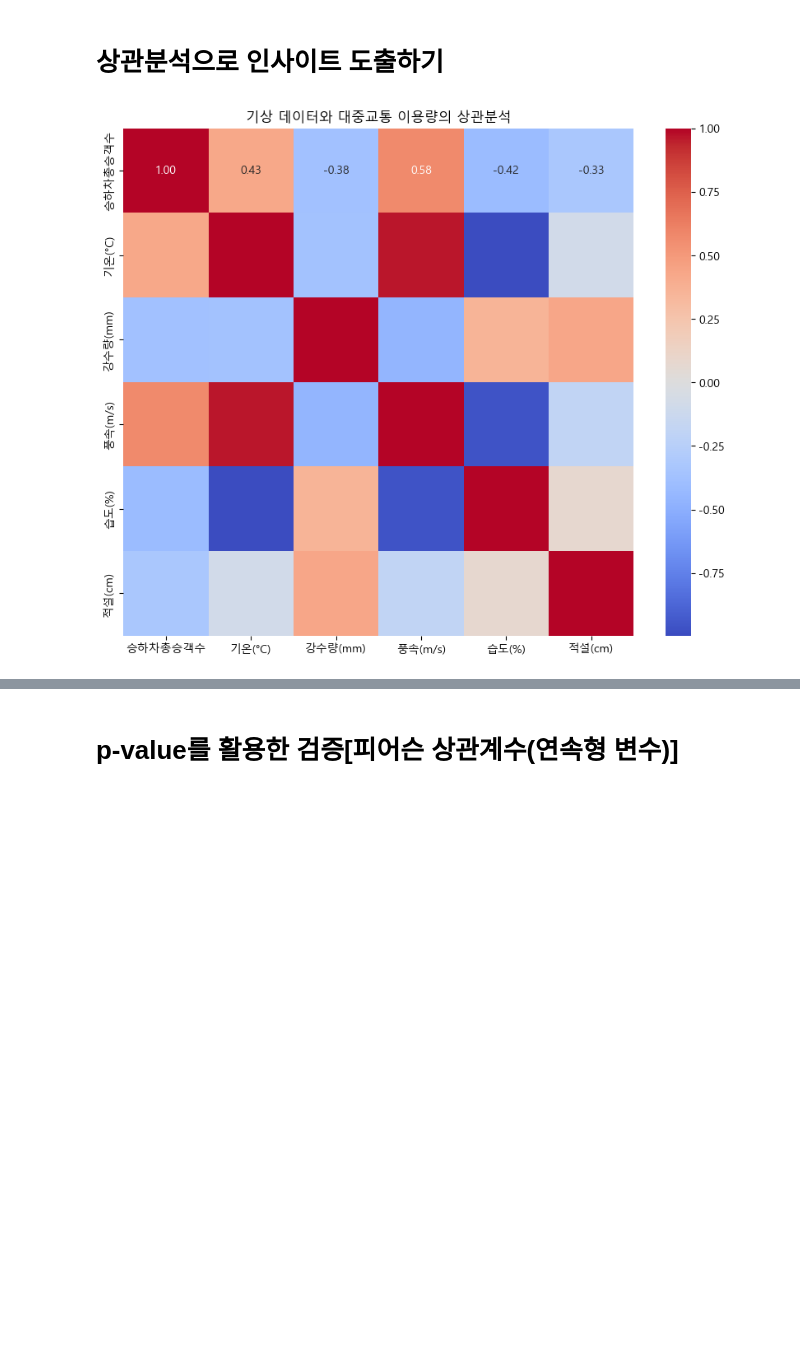
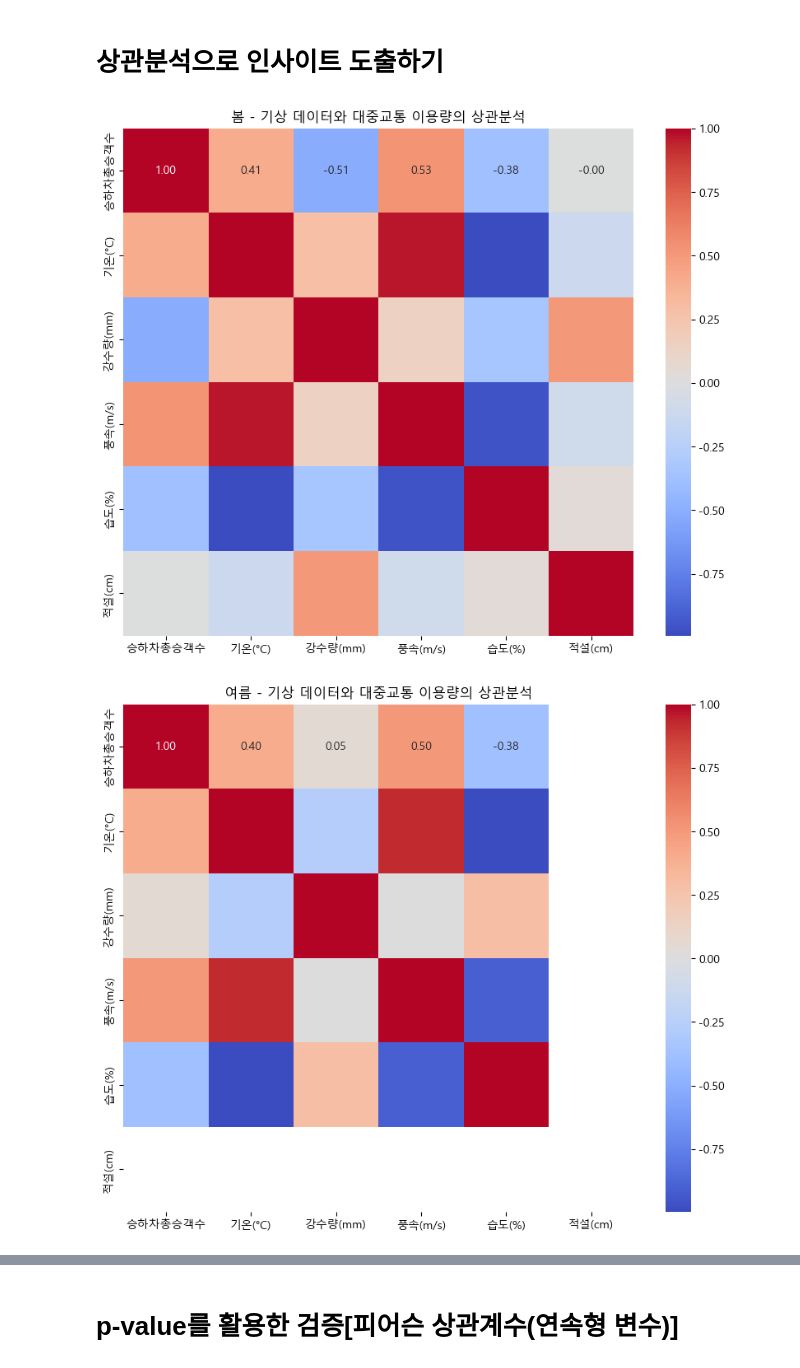
Before and after one commit to hannania7/Correlation-Analysis_toyproject, a Jupyter notebook: 데이터/코드/project.ipynb, the cells around one changed output, grey strips where cells are left out. Drawn from its saved outputs; the diff is of its cells as text; code cells hidden in the pictures; blank space fills up the shorter version.

```diff
--- a/데이터/코드/project.ipynb
+++ b/데이터/코드/project.ipynb
@@ -48,5 +68,5 @@ inwon3 = inwon[['승차시간구분','승차총승객수','하차총승객수']]
 # %%
-inwon4 = inwon2[['승차시간구분','승차총승객수','하차총승객수']]
+inwon4 = inwon2[['승차시간구분','승차총승객수','하차총승객수','계절']]
 # %%
 combined_inwon = pd.concat([inwon3, inwon4], axis=0).reset_index(drop=True)
 
@@ -209,0 +152,22 @@ result_data2
+# %%
+merged_data_1 = pd.merge(grouped_data_1, grouped_nalssi_1, left_on='승차시간구분', right_on='일시', how='inner')
+merged_data_2 = pd.merge(grouped_data_2, grouped_nalssi_2, left_on='승차시간구분', right_on='일시', how='inner')
+merged_data_3 = pd.merge(grouped_data_3, grouped_nalssi_3, left_on='승차시간구분', right_on='일시', how='inner')
+merged_data_4 = pd.merge(grouped_data_4, grouped_nalssi_4, left_on='승차시간구분', right_on='일시', how='inner')
+# %%
+merged_data_1['승하차총승객수'] = merged_data_1['승차총승객수'] + merged_data_1['하차총승객수']
+merged_data_1 = merged_data_1[['승차시간구분','승하차총승객수','기온(°C)','강수량(mm)','풍속(m/s)','습도(%)','적설(cm)']]
+
+merged_data_2['승하차총승객수'] = merged_data_2['승차총승객수'] + merged_data_2['하차총승객수']
+merged_data_2 = merged_data_2[['승차시간구분','승하차총승객수','기온(°C)','강수량(mm)','풍속(m/s)','습도(%)','적설(cm)']]
+
+merged_data_3['승하차총승객수'] = merged_data_3['승차총승객수'] + merged_data_3['하차총승객수']
+merged_data_3 = merged_data_3[['승차시간구분','승하차총승객수','기온(°C)','강수량(mm)','풍속(m/s)','습도(%)','적설(cm)']]
+
+merged_data_4['승하차총승객수'] = merged_data_4['승차총승객수'] + merged_data_4['하차총승객수']
+merged_data_4 = merged_data_4[['승차시간구분','승하차총승객수','기온(°C)','강수량(mm)','풍속(m/s)','습도(%)','적설(cm)']]
+# %%
+result_data1 = merged_data_1[['승차시간구분', '승하차총승객수', '기온(°C)', '강수량(mm)', '풍속(m/s)', '습도(%)', '적설(cm)']]
+result_data2 = merged_data_2[['승차시간구분', '승하차총승객수', '기온(°C)', '강수량(mm)', '풍속(m/s)', '습도(%)', '적설(cm)']]
+result_data3 = merged_data_3[['승차시간구분', '승하차총승객수', '기온(°C)', '강수량(mm)', '풍속(m/s)', '습도(%)', '적설(cm)']]
+result_data4 = merged_data_4[['승차시간구분', '승하차총승객수', '기온(°C)', '강수량(mm)', '풍속(m/s)', '습도(%)', '적설(cm)']]
@@ -247,18 +248,23 @@ weather_ttest_results_df
 # %%
 import seaborn as sns
 import matplotlib.pyplot as plt
 
 # 대중교통 이용량 (승하차총승객수)와 기상 데이터만 선택
 weather_columns = ['기온(°C)', '강수량(mm)', '풍속(m/s)', '습도(%)', '적설(cm)']
-df_weather = result_data2[['승하차총승객수'] + weather_columns]
 
-# 상관계수 계산
-correlation_matrix = df_weather.corr()
+# result_data1, result_data2, result_data3, result_data4를 포함한다고 가정하고 상관계수 히트맵을 생성
+dataframes = [result_data1, result_data2, result_data3, result_data4]
+season_names = ['봄', '여름', '가을', '겨울']
 
-# 상관계수 시각화 - 히트맵
-plt.figure(figsize=(10, 8))
-sns.heatmap(correlation_matrix, annot=True, cmap="coolwarm", fmt=".2f")
-plt.title("기상 데이터와 대중교통 이용량의 상관분석")
-plt.show()
+# 각 데이터프레임에 대해 상관계수 히트맵 생성
+for i, df in enumerate(dataframes):
+    plt.figure(figsize=(10, 8))
+    df_weather = df[['승하차총승객수'] + weather_columns]
+    correlation_matrix = df_weather.corr()
+
+    sns.heatmap(correlation_matrix, annot=True, cmap="coolwarm", fmt=".2f")
+    plt.title(f"{season_names[i]} - 기상 데이터와 대중교통 이용량의 상관분석")
+    plt.show()
 # %% [output]
-[figure, old version]
+[figure, new version]
+[figure, added]
```
Also changed, not shown: parts of 32 cells of this notebook, 4 other files.
